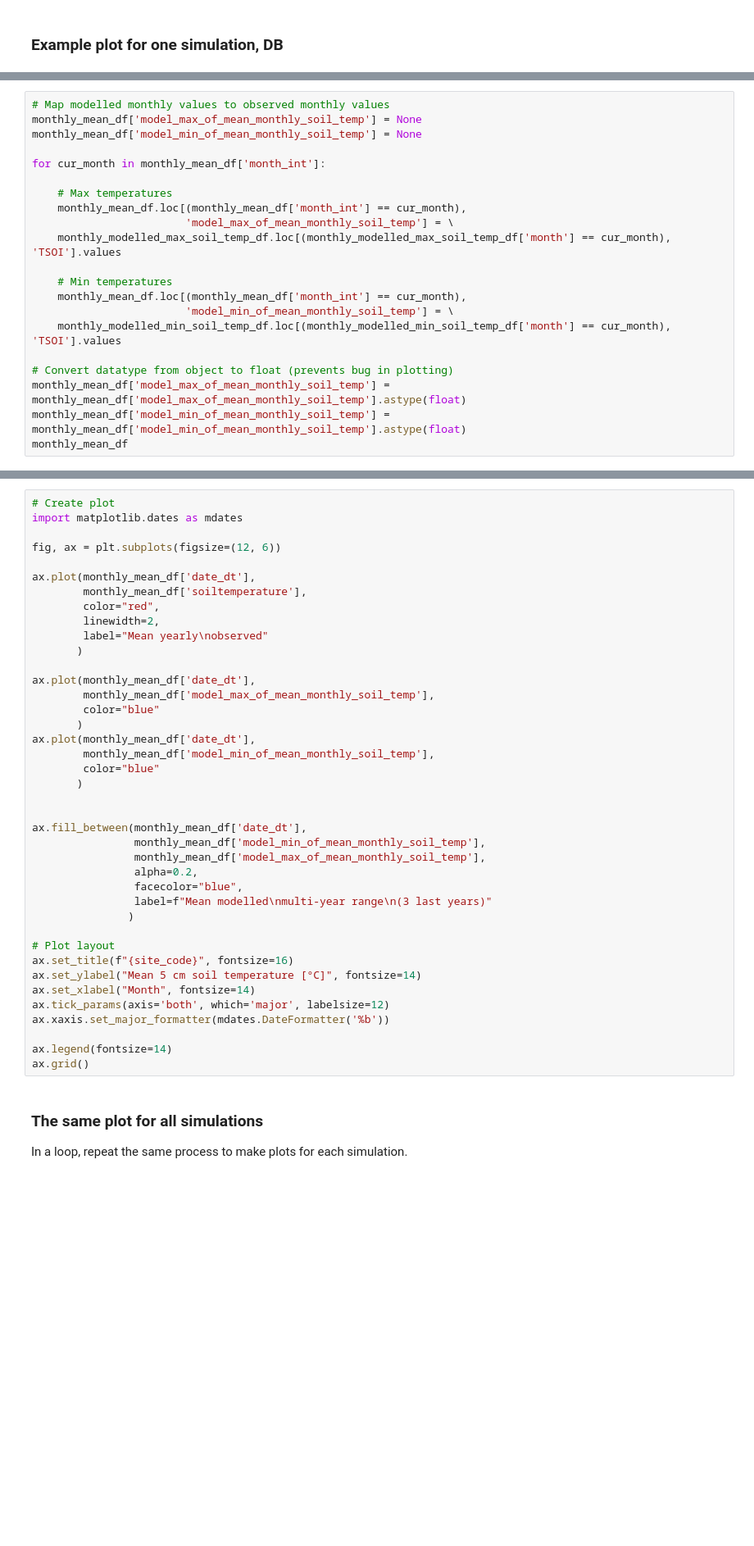
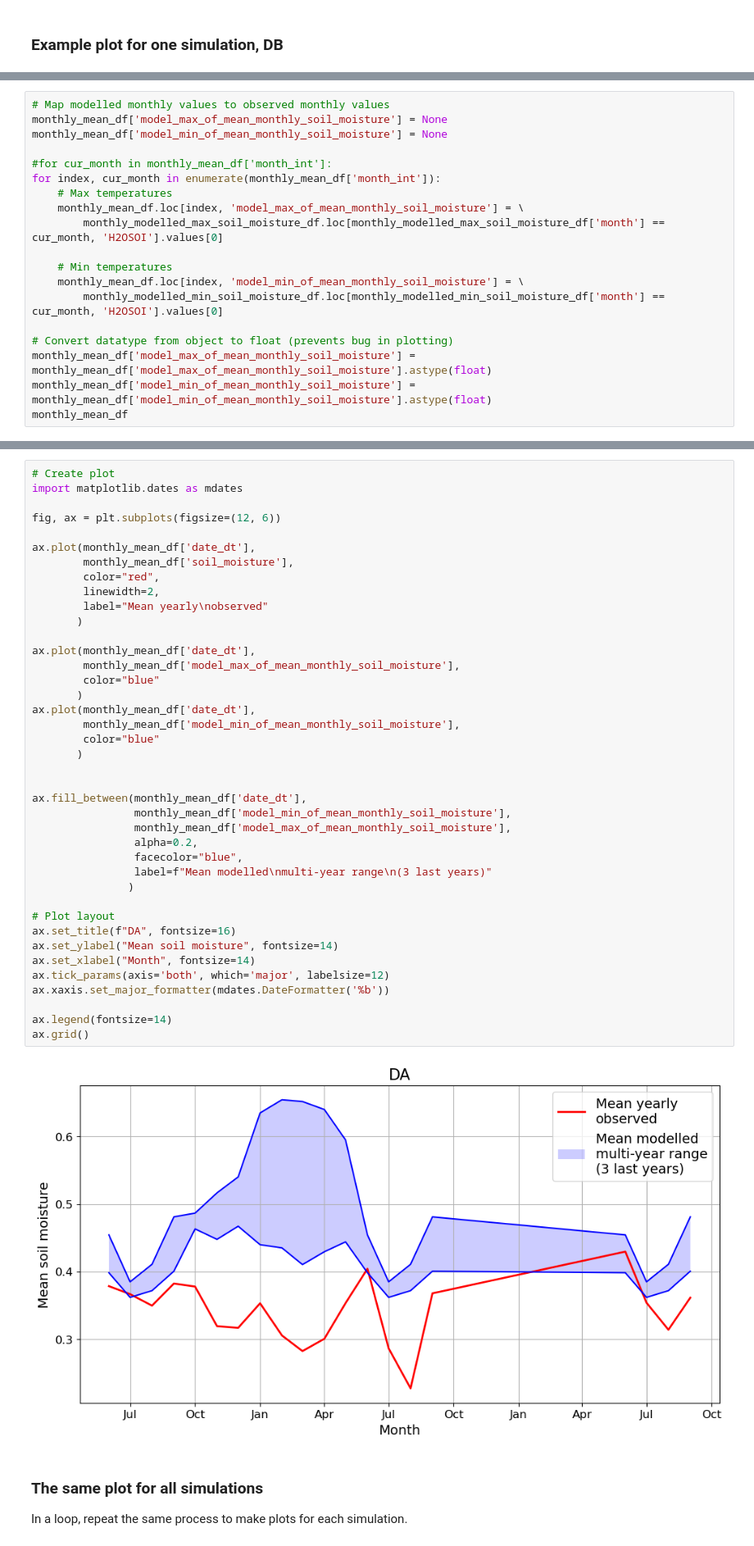
Before and after one commit to evalieungh/FATES_INCLINE, a Jupyter notebook: src/analysis_and_plotting/compare_model_to_obs_soil_moisture.ipynb, the cells around one changed output, grey strips where cells are left out. Shown at 82% size. Cells and saved outputs as stored; diff of their text form; blank space fills up the shorter version.

```diff
--- a/src/analysis_and_plotting/compare_model_to_obs_soil_moisture.ipynb
+++ b/src/analysis_and_plotting/compare_model_to_obs_soil_moisture.ipynb
@@ -289,21 +375,19 @@ top_2_layer_soil_temp.groupby("time.month").min().to_dataframe().reset_index(lev
 # %%
 # Map modelled monthly values to observed monthly values
-monthly_mean_df['model_max_of_mean_monthly_soil_temp'] = None
-monthly_mean_df['model_min_of_mean_monthly_soil_temp'] = None
+monthly_mean_df['model_max_of_mean_monthly_soil_moisture'] = None
+monthly_mean_df['model_min_of_mean_monthly_soil_moisture'] = None
 
-for cur_month in monthly_mean_df['month_int']:
-
+#for cur_month in monthly_mean_df['month_int']:
+for index, cur_month in enumerate(monthly_mean_df['month_int']):
     # Max temperatures
-    monthly_mean_df.loc[(monthly_mean_df['month_int'] == cur_month),
-                        'model_max_of_mean_monthly_soil_temp'] = \
-    monthly_modelled_max_soil_temp_df.loc[(monthly_modelled_max_soil_temp_df['month'] == cur_month), 'TSOI'].values
+    monthly_mean_df.loc[index, 'model_max_of_mean_monthly_soil_moisture'] = \
+        monthly_modelled_max_soil_moisture_df.loc[monthly_modelled_max_soil_moisture_df['month'] == cur_month, 'H2OSOI'].values[0]
 
     # Min temperatures
-    monthly_mean_df.loc[(monthly_mean_df['month_int'] == cur_month),
-                        'model_min_of_mean_monthly_soil_temp'] = \
-    monthly_modelled_min_soil_temp_df.loc[(monthly_modelled_min_soil_temp_df['month'] == cur_month), 'TSOI'].values
+    monthly_mean_df.loc[index, 'model_min_of_mean_monthly_soil_moisture'] = \
+        monthly_modelled_min_soil_moisture_df.loc[monthly_modelled_min_soil_moisture_df['month'] == cur_month, 'H2OSOI'].values[0]
 
 # Convert datatype from object to float (prevents bug in plotting)
-monthly_mean_df['model_max_of_mean_monthly_soil_temp'] = monthly_mean_df['model_max_of_mean_monthly_soil_temp'].astype(float)
-monthly_mean_df['model_min_of_mean_monthly_soil_temp'] = monthly_mean_df['model_min_of_mean_monthly_soil_temp'].astype(float)
+monthly_mean_df['model_max_of_mean_monthly_soil_moisture'] = monthly_mean_df['model_max_of_mean_monthly_soil_moisture'].astype(float)
+monthly_mean_df['model_min_of_mean_monthly_soil_moisture'] = monthly_mean_df['model_min_of_mean_monthly_soil_moisture'].astype(float)
 monthly_mean_df
@@ -313,40 +415,42 @@ import matplotlib.dates as mdates
 
 fig, ax = plt.subplots(figsize=(12, 6))
 
 ax.plot(monthly_mean_df['date_dt'],
-        monthly_mean_df['soiltemperature'],
+        monthly_mean_df['soil_moisture'],
         color="red",
         linewidth=2,
         label="Mean yearly\nobserved"
        )
 
 ax.plot(monthly_mean_df['date_dt'],
-        monthly_mean_df['model_max_of_mean_monthly_soil_temp'],
+        monthly_mean_df['model_max_of_mean_monthly_soil_moisture'],
         color="blue"
        )
 ax.plot(monthly_mean_df['date_dt'],
-        monthly_mean_df['model_min_of_mean_monthly_soil_temp'],
+        monthly_mean_df['model_min_of_mean_monthly_soil_moisture'],
         color="blue"
        )
 
 
 ax.fill_between(monthly_mean_df['date_dt'],
-                monthly_mean_df['model_min_of_mean_monthly_soil_temp'],
-                monthly_mean_df['model_max_of_mean_monthly_soil_temp'],
+                monthly_mean_df['model_min_of_mean_monthly_soil_moisture'],
+                monthly_mean_df['model_max_of_mean_monthly_soil_moisture'],
                 alpha=0.2,
                 facecolor="blue",
                 label=f"Mean modelled\nmulti-year range\n(3 last years)"
                )
 
 # Plot layout
-ax.set_title(f"{site_code}", fontsize=16)
-ax.set_ylabel("Mean 5 cm soil temperature [°C]", fontsize=14)
+ax.set_title(f"DA", fontsize=16)
+ax.set_ylabel("Mean soil moisture", fontsize=14)
 ax.set_xlabel("Month", fontsize=14)
 ax.tick_params(axis='both', which='major', labelsize=12)
 ax.xaxis.set_major_formatter(mdates.DateFormatter('%b'))
 
 ax.legend(fontsize=14)
 ax.grid()
+# %% [output]
+[figure, added]
 # %% [markdown]
 ### The same plot for all simulations
 
```
Also changed, not shown: parts of 33 cells of this notebook.
